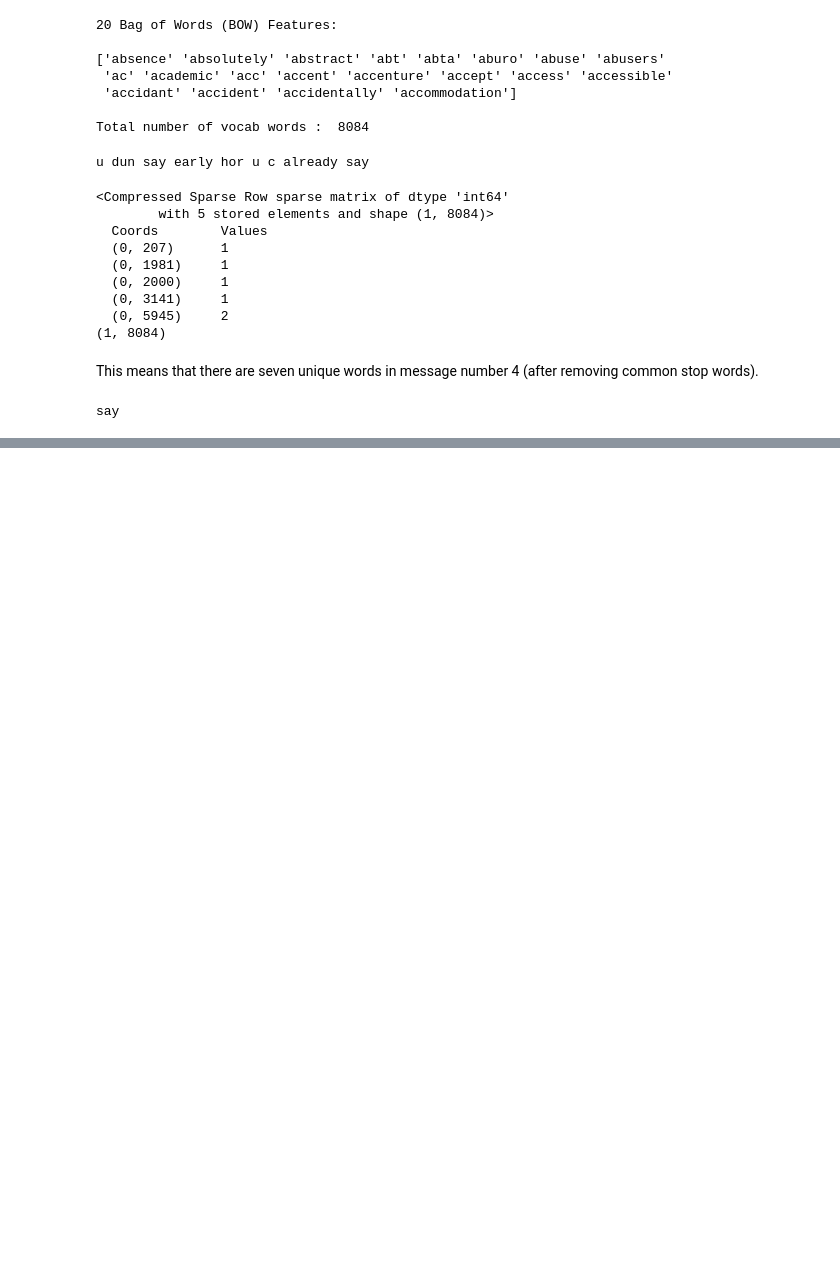
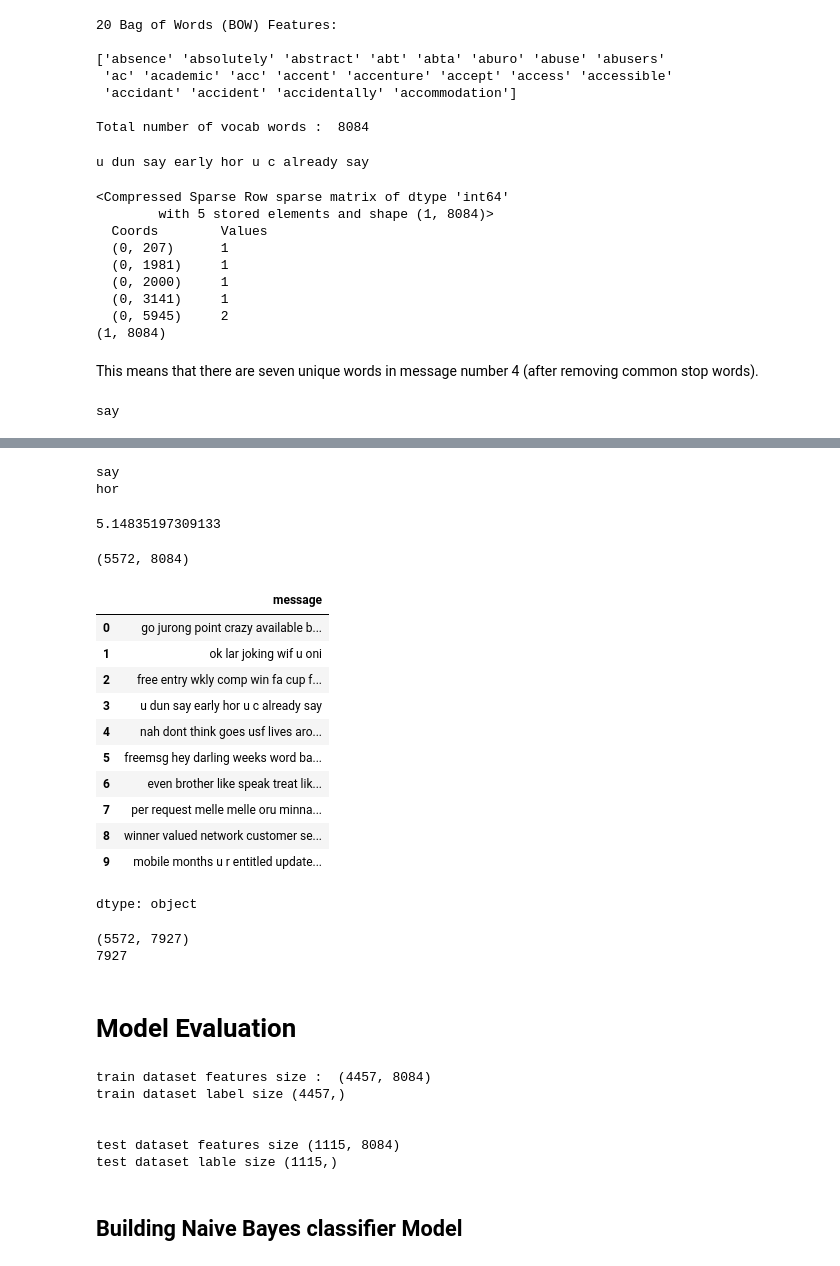
Before and after one commit to innosevda/Spam_Text_Detection, a Jupyter notebook: Spam_Detection.ipynb, the cells around one changed output, grey strips where cells are left out. Saved outputs shown, nothing was run; the diff lists cells and outputs as text; code cells hidden in the pictures; blank space fills up the shorter version.

```diff
--- a/Spam_Detection.ipynb
+++ b/Spam_Detection.ipynb
@@ -386,0 +411,49 @@ say
+# %%
+print(bow_transformer.get_feature_names_out()[5945])
+print(bow_transformer.get_feature_names_out()[3141])
+# %% [output]
+say
+hor
+# %%
+# check what is the IDF (inverse document frequency) of the "say"?
+
+print(tfidf_transformer.idf_[bow_transformer.vocabulary_['say']])
+# %% [output]
+5.14835197309133
+# %%
+# To transform the entire bag-of-words corpus into TF-IDF corpus at once:
+
+messages_tfidf = tfidf_transformer.transform(messages_bow)
+print(messages_tfidf.shape)
+# %% [output]
+(5572, 8084)
+# %%
+messages["message"][:10]
+# %% [output]
+|  | message |
+| 0 | go jurong point crazy available b... |
+| 1 | ok lar joking wif u oni |
+| 2 | free entry wkly comp win fa cup f... |
+| 3 | u dun say early hor u c already say |
+| 4 | nah dont think goes usf lives aro... |
+| 5 | freemsg hey darling weeks word ba... |
+| 6 | even brother like speak treat lik... |
+| 7 | per request melle melle oru minna... |
+| 8 | winner valued network customer se... |
+| 9 | mobile months u r entitled update... |
+dtype: object
+# %%
+# converting clean text into a representation that a machine learning model can understand by using the Tfifd
+
+from sklearn.feature_extraction.text import TfidfVectorizer
+
+vec = TfidfVectorizer(encoding = "latin-1", strip_accents = "unicode", stop_words = "english")
+features = vec.fit_transform(messages["message"])
+print(features.shape)
+
+print(len(vec.vocabulary_))
+# %% [output]
+(5572, 7927)
+7927
+# %% [markdown]
+# Model Evaluation
@@ -386,0 +463,17 @@ say
+# %%
+print("train dataset features size : ",msg_train.shape)
+print("train dataset label size", label_train.shape)
+
+print("\n")
+
+print("test dataset features size", msg_test.shape)
+print("test dataset lable size", label_test.shape)
+# %% [output]
+train dataset features size :  (4457, 8084)
+train dataset label size (4457,)
+
+
+test dataset features size (1115, 8084)
+test dataset lable size (1115,)
+# %% [markdown]
+## Building Naive Bayes classifier Model
```
Also changed, not shown: parts of 16 cells of this notebook.
